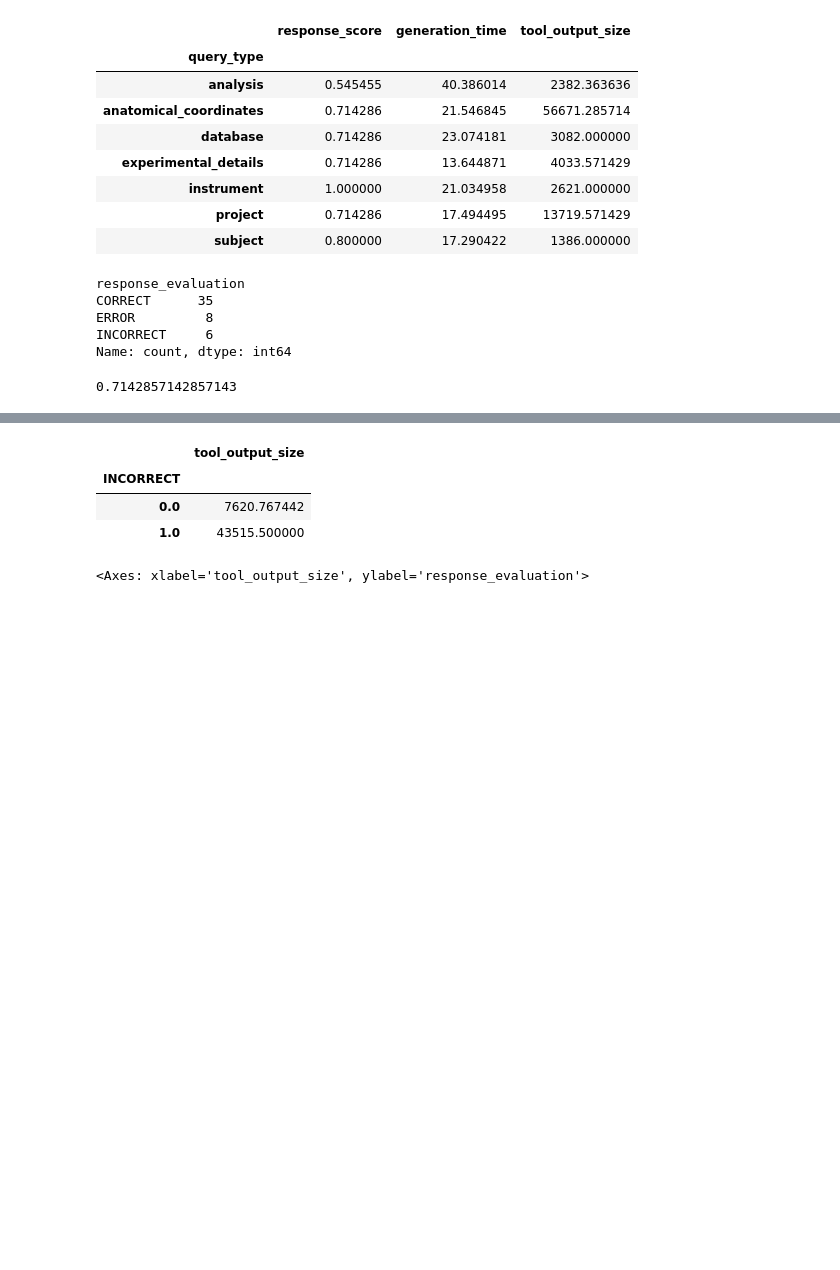
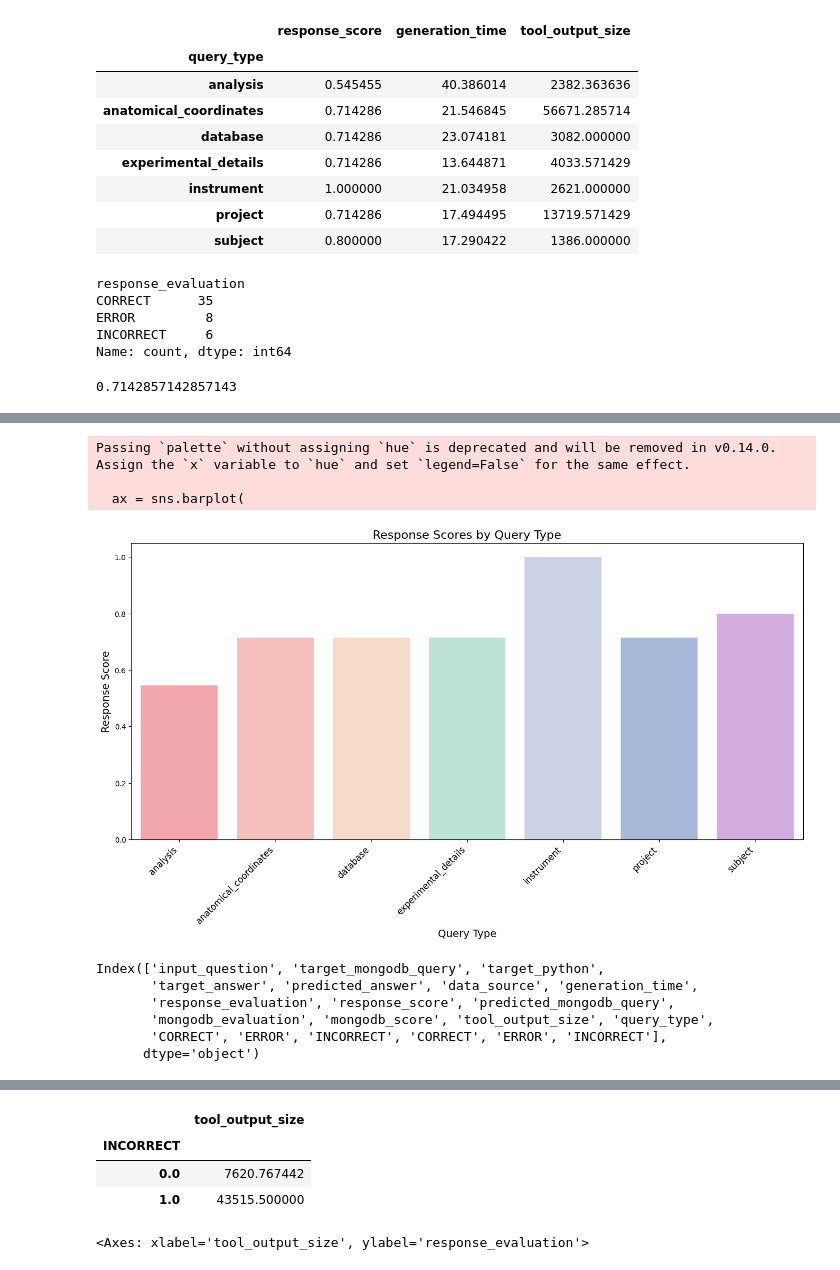
Before and after one commit to AllenNeuralDynamics/metadata-chatbot, a Jupyter notebook: src/metadata_chatbot/evaluations/evals_mongodb/stats_4_8.ipynb, the cells around one changed output, grey strips where cells are left out. Drawn from its saved outputs; the diff is of its cells as text; code cells hidden in the pictures; blank space fills up the shorter version.

```diff
--- a/src/metadata_chatbot/evaluations/evals_mongodb/stats_4_8.ipynb
+++ b/src/metadata_chatbot/evaluations/evals_mongodb/stats_4_8.ipynb
@@ -102,0 +100,52 @@ bedrock_df[["query_type", "response_score", "generation_time", "tool_output_size
+# %%
+# Define a colorful palette with distinct colors
+colors = [
+    '#FF9AA2',  # soft pink
+    '#FFB7B2',  # light salmon
+    '#FFDAC1',  # pale peach
+    '#B5EAD7',  # seafoam green
+    '#C7CEEA',  # periwinkle
+    '#9FB7E0',  # soft blue
+    '#D6A2E8',  # lavender
+    '#F8C8DC'   # rose
+]
+
+# Create a larger figure to give more room for the labels
+plt.figure(figsize=(14, 8))
+
+# Create the barplot with wider bars
+ax = sns.barplot(
+    data=mean_df,
+    x="query_type",
+    y="response_score",
+    palette=colors[:len(mean_df.index.unique())]
+)
+
+# Fix the overlapping x-axis labels by rotating them and adding padding
+plt.xticks(rotation=45, ha='right', fontsize=12)
+plt.tight_layout(pad=3.0)  # Adds padding around the plot
+
+# Additional styling
+plt.title("Response Scores by Query Type", fontsize=16)
+plt.xlabel("Query Type", fontsize=14)
+plt.ylabel("Response Score", fontsize=14)
+
+# Ensure sufficient bottom margin for rotated labels
+plt.subplots_adjust(bottom=0.25)
+
+# Show the plot
+plt.show()
+# %% [output]
+Passing `palette` without assigning `hue` is deprecated and will be removed in v0.14.0. Assign the `x` variable to `hue` and set `legend=False` for the same effect.
+
+  ax = sns.barplot(
+[figure, added]
+# %%
+bedrock_df.columns
+# %% [output]
+Index(['input_question', 'target_mongodb_query', 'target_python',
+       'target_answer', 'predicted_answer', 'data_source', 'generation_time',
+       'response_evaluation', 'response_score', 'predicted_mongodb_query',
+       'mongodb_evaluation', 'mongodb_score', 'tool_output_size', 'query_type',
+       'CORRECT', 'ERROR', 'INCORRECT', 'CORRECT', 'ERROR', 'INCORRECT'],
+      dtype='object')
```
Also changed, not shown: parts of 8 cells of this notebook, 4 other files.
